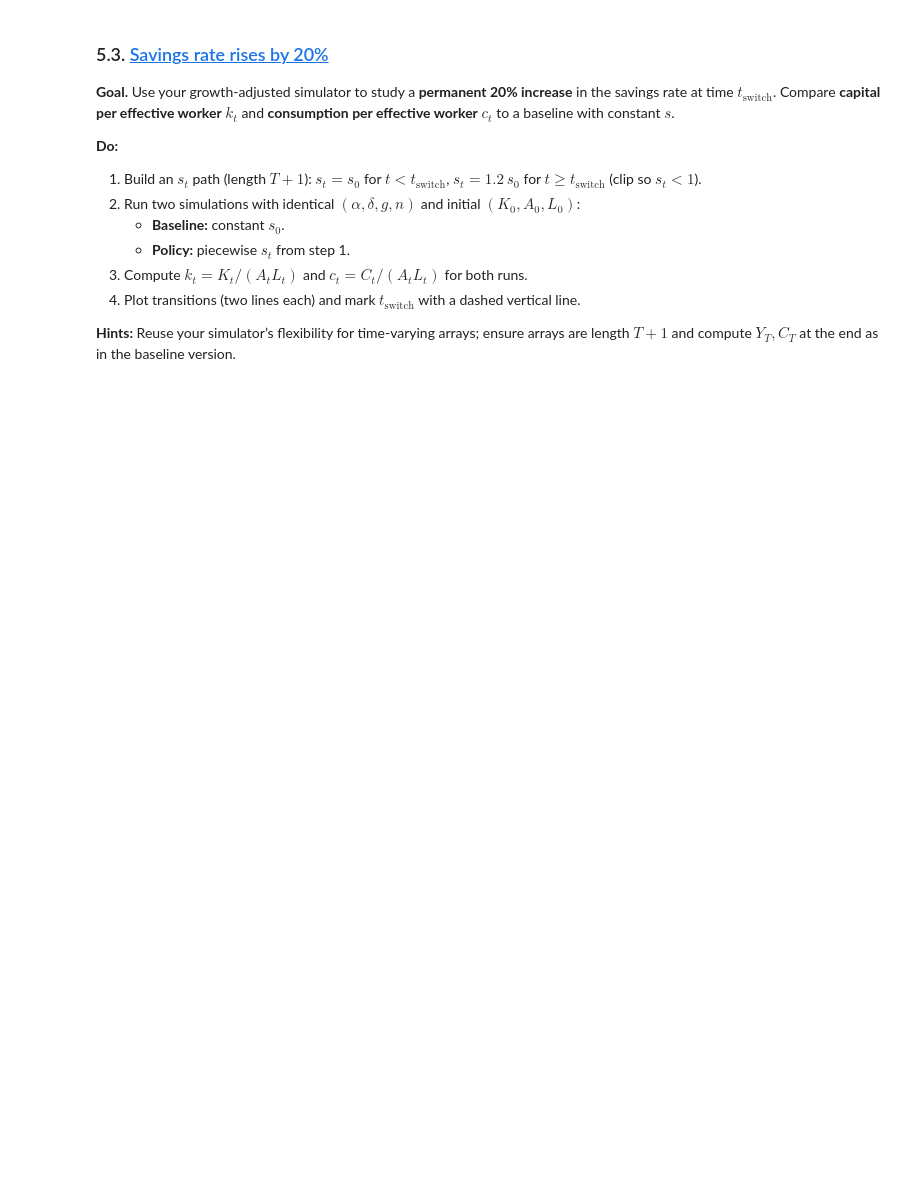
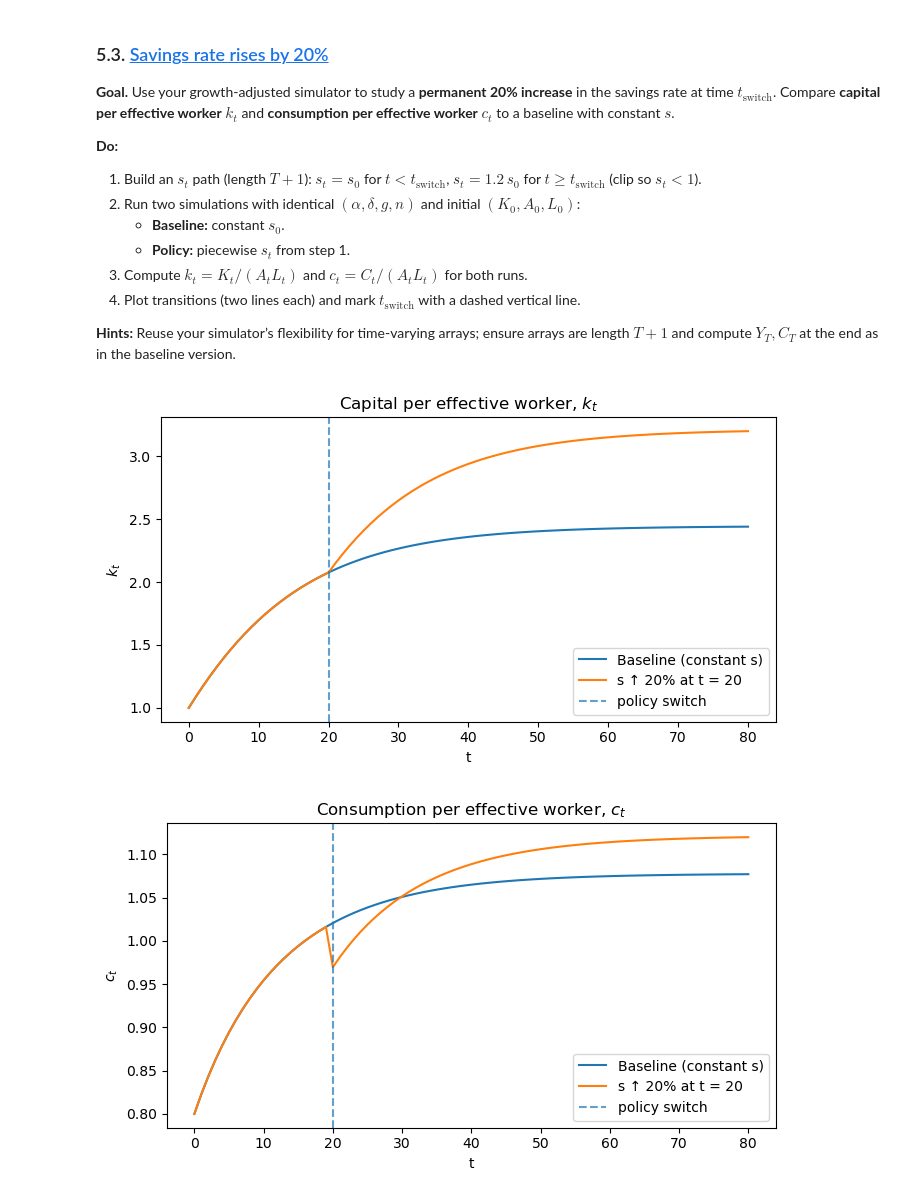
Before and after one commit to mhl687/ProgEcon-exercises, a Jupyter notebook: Problem_set_5_Solow/Problem_Set_5_Solow.ipynb, the cells around one changed output. Cells and saved outputs as stored; diff of their text form; code cells hidden in the pictures; blank space fills up the shorter version.

```diff
--- a/Problem_set_5_Solow/Problem_Set_5_Solow.ipynb
+++ b/Problem_set_5_Solow/Problem_Set_5_Solow.ipynb
@@ -332,5 +587,74 @@ _ = runpy.run_module("A5_2", run_name="__main__");  # no big dict printed
 
 **Hints:** Reuse your simulator’s flexibility for time-varying arrays; ensure arrays are length $T{+}1$ and compute $Y_T,C_T$ at the end as in the baseline version.
 # %%
-import runpy #
-_ = runpy.run_module("A5_3", run_name="__main__");  # no big dict printed
+# -- assume simulate_solow_gn() is already defined (from your previous cell) --
+
+def make_step_s(T: int, s0: float, t_switch: int, up_factor: float = 1.20) -> np.ndarray:
+    """
+    Build a path for s_t of length T+1:
+      s_t = s0            for t < t_switch
+      s_t = min(up*s0, .99) for t >= t_switch  (avoid s>=1)
+    """
+    s_path = np.full(T+1, s0, dtype=float)
+    if 0 <= t_switch <= T:
+        s1 = min(up_factor * s0, 0.99)
+        s_path[t_switch:] = s1
+    return s_path
+
+# ------------------ Parameters ------------------
+T        = 80
+t_switch = 20
+alpha    = 1/3
+s0       = 0.20
+delta    = 0.08
+g        = 0.02    # tech growth
+n        = 0.01    # population growth
+K0 = A0 = L0 = 1.0
+
+# ------------------ Baseline (constant s = s0) ------------------
+base = simulate_solow_gn(
+    K0=K0, A0=A0, L0=L0, T=T,
+    alpha=alpha, s=s0, delta=delta, g=g, n=n
+)
+
+# ------------------ Policy: s rises by 20% at t_switch -------------
+s_path = make_step_s(T, s0, t_switch, up_factor=1.20)
+policy = simulate_solow_gn(
+    K0=K0, A0=A0, L0=L0, T=T,
+    alpha=alpha, s=s_path, delta=delta, g=g, n=n
+)
+
+# ------------------ Series per effective worker -------------------
+tgrid   = np.arange(T+1)
+k_base  = base["k_eff"]
+k_pol   = policy["k_eff"]
+c_base  = base["C"] / (base["A"] * base["L"])
+c_pol   = policy["C"] / (policy["A"] * policy["L"])
+
+# ------------------ Plots -----------------------------------------
+# (1) Capital per effective worker
+plt.figure(figsize=(7,4))
+plt.plot(tgrid, k_base, label="Baseline (constant s)")
+plt.plot(tgrid, k_pol,  label="s ↑ 20% at t = {}".format(t_switch))
+plt.axvline(t_switch, linestyle="--", alpha=0.7, label="policy switch")
+plt.title("Capital per effective worker, $k_t$")
+plt.xlabel("t")
+plt.ylabel("$k_t$")
+plt.legend(loc="best")
+plt.tight_layout()
+plt.show()
+
+# (2) Consumption per effective worker
+plt.figure(figsize=(7,4))
+plt.plot(tgrid, c_base, label="Baseline (constant s)")
+plt.plot(tgrid, c_pol,  label="s ↑ 20% at t = {}".format(t_switch))
+plt.axvline(t_switch, linestyle="--", alpha=0.7, label="policy switch")
+plt.title("Consumption per effective worker, $c_t$")
+plt.xlabel("t")
+plt.ylabel("$c_t$")
+plt.legend(loc="best")
+plt.tight_layout()
+plt.show()
+# %% [output]
+[figure, added]
+[figure, added]
```
Also changed, not shown: parts of 6 cells of this notebook.
